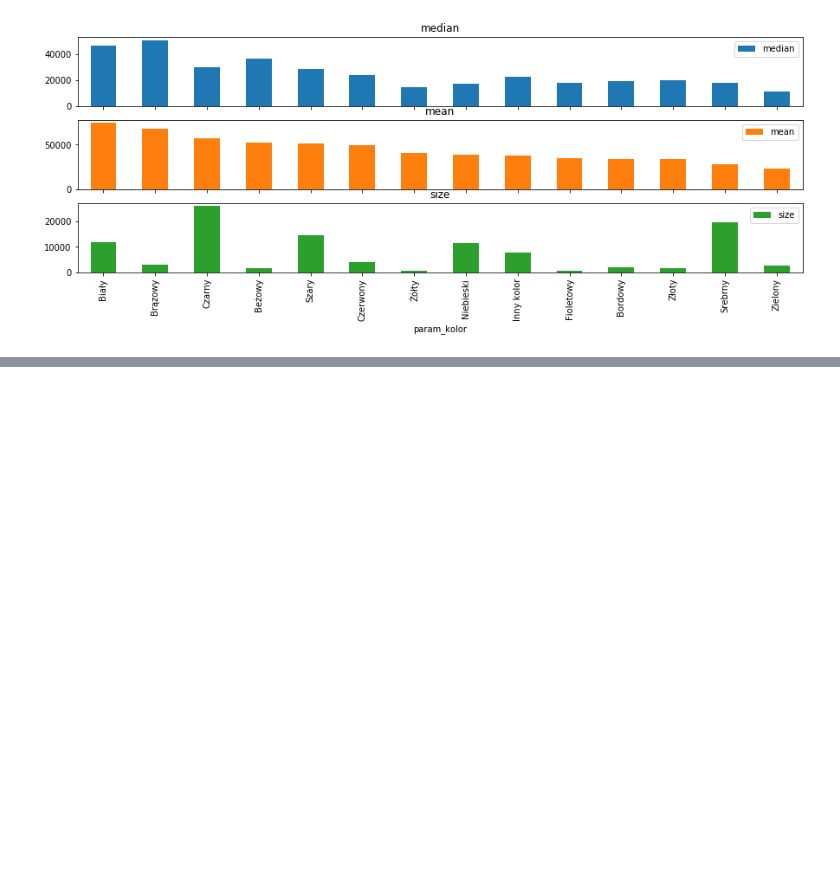
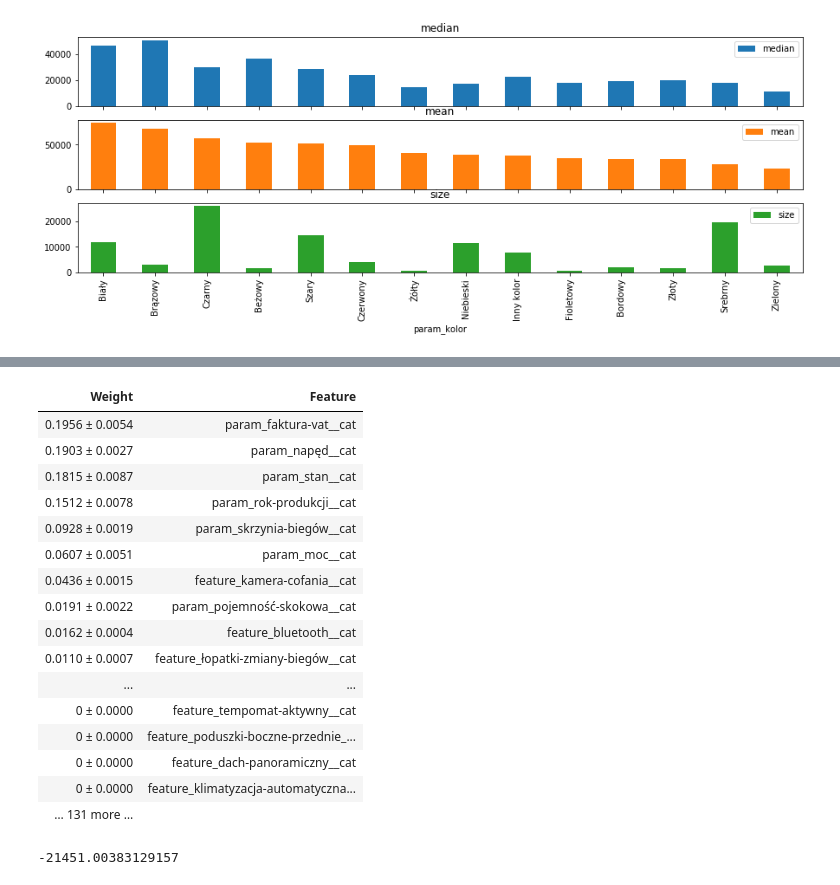
Before and after one commit to askoniec/DataWorkshopMatrix, a Jupyter notebook: CarPricesPredict.ipynb, the cells around one changed output, grey strips where cells are left out. Saved outputs shown, nothing was run; the diff lists cells and outputs as text; code cells hidden in the pictures; blank space fills up the shorter version.

```diff
--- a/CarPricesPredict.ipynb
+++ b/CarPricesPredict.ipynb
@@ -100,0 +186,10 @@ groupAndBarPlot('param_kolor',feat_sort = 'mean');
+# %%
+SUFFIX_CAT = '__cat'
+for feat in df.columns:
+  if isinstance(df[feat][0], list): continue
+
+  factorized_values = df[feat].factorize()[0] #return unique id for our feats
+  if SUFFIX_CAT in feat:
+    df[feat] = factorized_values
+  else:
+    df[feat + SUFFIX_CAT] = factorized_values
@@ -100,0 +211,34 @@ groupAndBarPlot('param_kolor',feat_sort = 'mean');
+# %%
+m = DecisionTreeRegressor(max_depth=5)
+m.fit(X, y)
+
+imp = PermutationImportance(m, random_state=0).fit(X,y)
+eli5.show_weights(imp,feature_names=cat_feats)
+# %% [output]
+| Weight | Feature |
+| 0.1956 ± 0.0054 | param_faktura-vat__cat |
+| 0.1903 ± 0.0027 | param_napęd__cat |
+| 0.1815 ± 0.0087 | param_stan__cat |
+| 0.1512 ± 0.0078 | param_rok-produkcji__cat |
+| 0.0928 ± 0.0019 | param_skrzynia-biegów__cat |
+| 0.0607 ± 0.0051 | param_moc__cat |
+| 0.0436 ± 0.0015 | feature_kamera-cofania__cat |
+| 0.0191 ± 0.0022 | param_pojemność-skokowa__cat |
+| 0.0162 ± 0.0004 | feature_bluetooth__cat |
+| 0.0110 ± 0.0007 | feature_łopatki-zmiany-biegów__cat |
+| ... | ... |
+| 0 ± 0.0000 | feature_tempomat-aktywny__cat |
+| 0 ± 0.0000 | feature_poduszki-boczne-przednie_... |
+| 0 ± 0.0000 | feature_dach-panoramiczny__cat |
+| 0 ± 0.0000 | feature_klimatyzacja-automatyczna... |
+| … 131 more … |  |
+# %%
+feats_sel = ['param_napęd__cat','param_stan__cat','param_rok-produkcji__cat','param_moc__cat','param_pojemność-skokowa__cat']
+X = df[feats_sel].values
+y = df['price_value'].values
+
+model = DecisionTreeRegressor(max_depth=5)
+scores = cross_val_score(model, X, y, cv=3, scoring='neg_mean_absolute_error')
+np.mean(scores)
+# %% [output]
+-21451.00383129157
```
Also changed, not shown: parts of 19 cells of this notebook.
